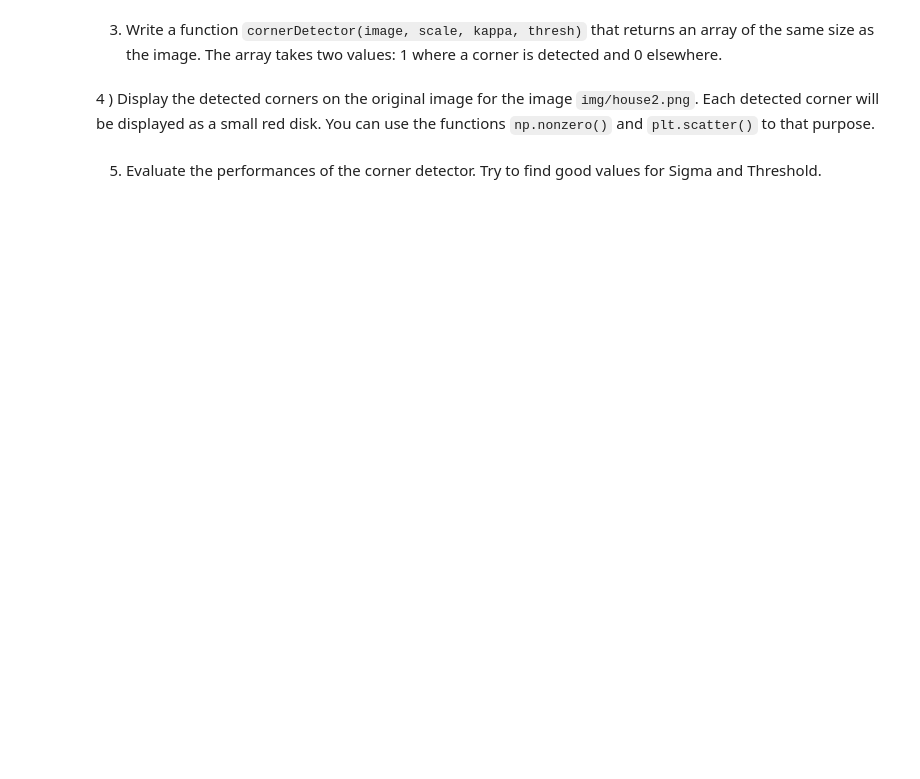
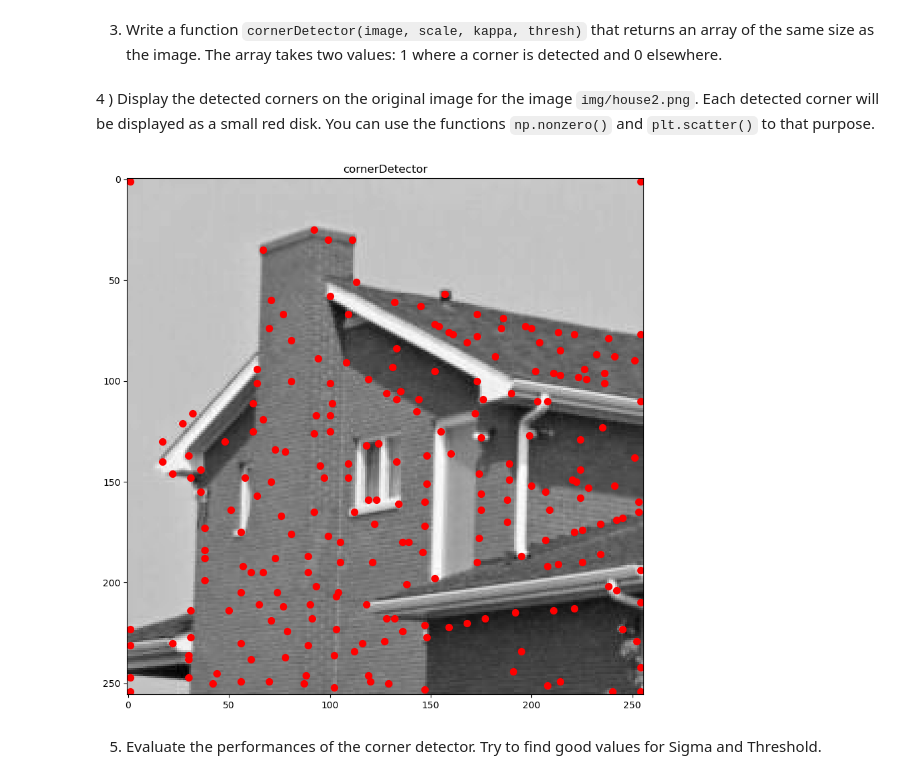
Before and after one commit to ZHANGzhile/BIMA, a Jupyter notebook: TME6/TME6.ipynb, the cells around one changed output. Cells and saved outputs as stored; diff of their text form; code cells hidden in the pictures; blank space fills up the shorter version.

````diff
--- a/TME6/TME6.ipynb
+++ b/TME6/TME6.ipynb
@@ -203,10 +205,24 @@ niceDisplay14([house2,house2_R,house2_R_thres,house2_rnms],['house2','house2_R',
 # %% [markdown]
 3) Write a function ``cornerDetector(image, scale, kappa, thresh)`` that returns an array of the same size as the image. The array takes two values: 1 where a corner is detected and 0 elsewhere.
 # %%
-def cornerDetector(image, sigma, kappa, thres):
+def cornerDetector(image, scale, kappa, thres):
     """ Array[n, m]*float*float*float -> Array[n, m]
     """
+    R = computeR(image, scale, kappa)
+    Rbin = thresholdR(R, thres)
+    Rnms = rnms(R, Rbin)
+    return Rnms
 # %% [markdown]
 4 ) Display the detected corners on the original image for the image ```img/house2.png```. Each detected corner will be displayed as a small red disk. You can use the functions ```np.nonzero()``` and ```plt.scatter()``` to that purpose.
+# %%
+cornerDec = cornerDetector(house2, 15, 0.04, 1e5)
+
+fig, ax = plt.subplots(figsize=(10,10))
+plt.imshow(house2,cmap="gray")
+plt.scatter(np.nonzero(cornerDec)[1], np.nonzero(cornerDec)[0], s=50, c="r")
+plt.title("cornerDetector")
+plt.show()
+# %% [output]
+[figure, added]
 # %% [markdown]
 5) Evaluate the performances of the corner detector. Try to find good values for Sigma and Threshold.
````
Also changed, not shown: parts of 13 cells of this notebook.
